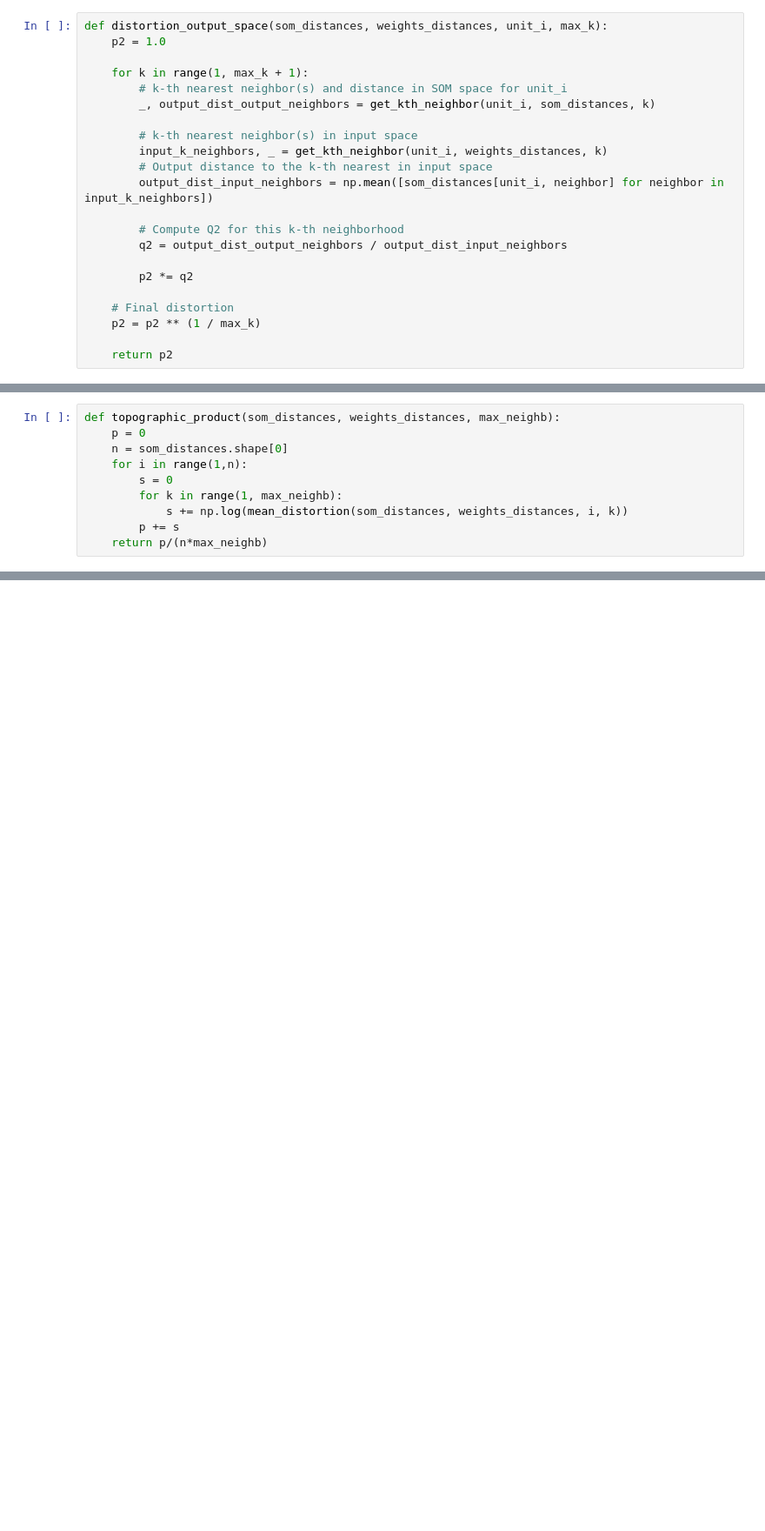
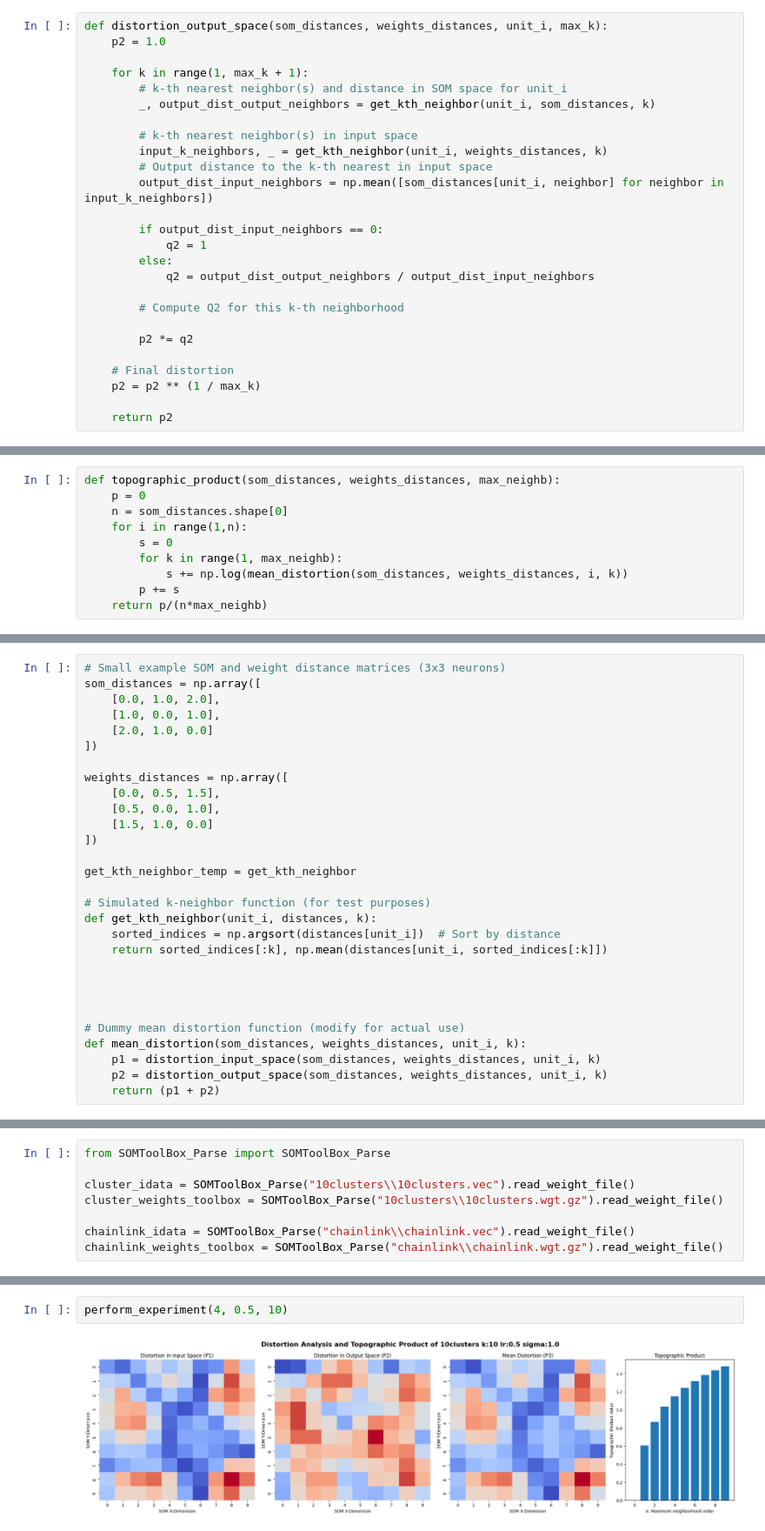
Before and after one commit to Jean-BaptisteCellier/SOM_TopographicProduct, a Jupyter notebook: coding_assignment.ipynb, the cells around one changed output, grey strips where cells are left out. Shown at 87% size. Drawn from its saved outputs; the diff is of its cells as text; blank space fills up the shorter version.

```diff
--- a/coding_assignment.ipynb
+++ b/coding_assignment.ipynb
@@ -248,8 +259,12 @@ def distortion_output_space(som_distances, weights_distances, unit_i, max_k):
         # Output distance to the k-th nearest in input space
         output_dist_input_neighbors = np.mean([som_distances[unit_i, neighbor] for neighbor in input_k_neighbors])
 
+        if output_dist_input_neighbors == 0:
+            q2 = 1
+        else:
+            q2 = output_dist_output_neighbors / output_dist_input_neighbors
+
         # Compute Q2 for this k-th neighborhood
-        q2 = output_dist_output_neighbors / output_dist_input_neighbors
 
         p2 *= q2
 
@@ -418,0 +459,29 @@ def log_provenance(visualization_name, parameters, output_file):
+# %%
+# Small example SOM and weight distance matrices (3x3 neurons)
+som_distances = np.array([
+    [0.0, 1.0, 2.0],
+    [1.0, 0.0, 1.0],
+    [2.0, 1.0, 0.0]
+])
+
+weights_distances = np.array([
+    [0.0, 0.5, 1.5],
+    [0.5, 0.0, 1.0],
+    [1.5, 1.0, 0.0]
+])
+
+get_kth_neighbor_temp = get_kth_neighbor
+
+# Simulated k-neighbor function (for test purposes)
+def get_kth_neighbor(unit_i, distances, k):
+    sorted_indices = np.argsort(distances[unit_i])  # Sort by distance
+    return sorted_indices[:k], np.mean(distances[unit_i, sorted_indices[:k]])
+
+
+
+
+# Dummy mean distortion function (modify for actual use)
+def mean_distortion(som_distances, weights_distances, unit_i, k):
+    p1 = distortion_input_space(som_distances, weights_distances, unit_i, k)
+    p2 = distortion_output_space(som_distances, weights_distances, unit_i, k)
+    return (p1 + p2)
@@ -418,0 +578,8 @@ def log_provenance(visualization_name, parameters, output_file):
+# %%
+from SOMToolBox_Parse import SOMToolBox_Parse
+
+cluster_idata = SOMToolBox_Parse("10clusters\\10clusters.vec").read_weight_file()
+cluster_weights_toolbox = SOMToolBox_Parse("10clusters\\10clusters.wgt.gz").read_weight_file()
+
+chainlink_idata = SOMToolBox_Parse("chainlink\\chainlink.vec").read_weight_file()
+chainlink_weights_toolbox = SOMToolBox_Parse("chainlink\\chainlink.wgt.gz").read_weight_file()
@@ -418,0 +696,4 @@ def log_provenance(visualization_name, parameters, output_file):
+# %%
+perform_experiment(4, 0.5, 10)
+# %% [output]
+[figure, added]
```
Also changed, not shown: parts of 41 cells of this notebook, 26 other files.
